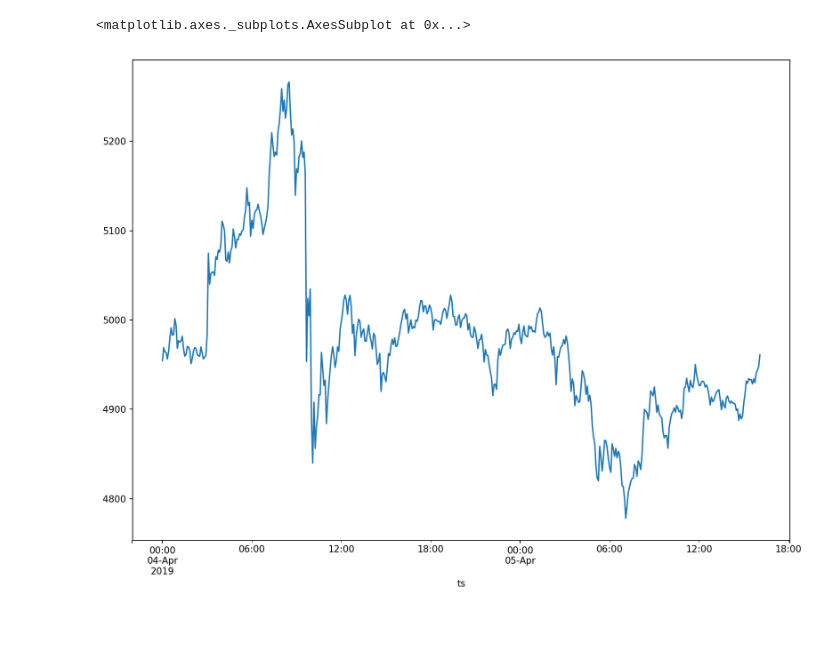
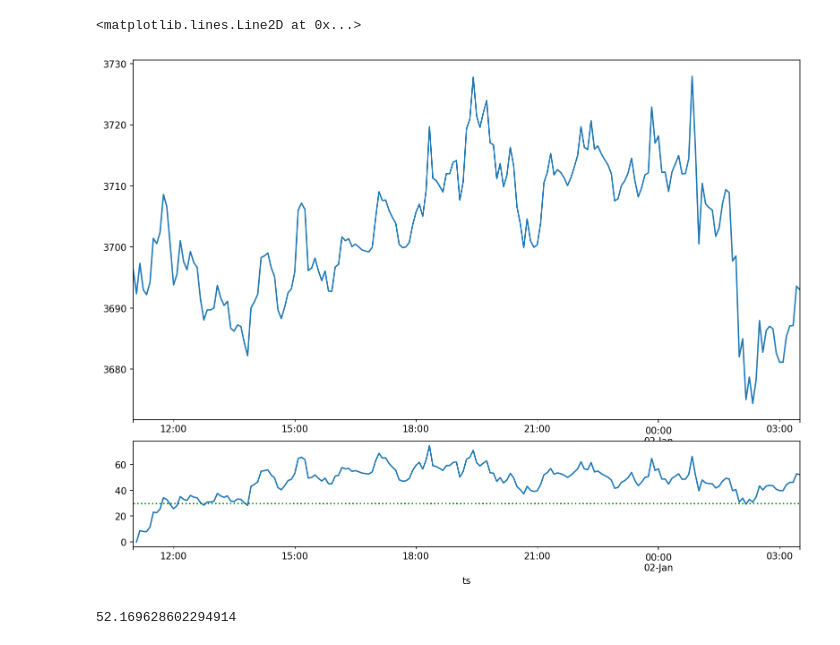
Before and after one commit to akucherov/py-trader, a Jupyter notebook: Offline test.ipynb, the cells around one changed output. Saved outputs shown, nothing was run; the diff lists cells and outputs as text; code cells hidden in the pictures.

Commit message:
Tests with RSI and cum max

```diff
--- a/Offline test.ipynb
+++ b/Offline test.ipynb
@@ -6,14 +6,20 @@ from AltBaseStrategy import BaseStrategy as Strategy
 # %%
 strategy = Strategy()
-trader = OfflineTestTrader("./data/2019-1-1-BTCUSDT-5m.csv", strategy, 1000, 100)
-strategy.buyTS = pd.Timestamp('2019-04-04')
+trader = OfflineTestTrader("./data/2019-1-1-BTCUSDT-5m.csv", strategy, 1000, 100, range=range(200))
+#strategy.buyTS = pd.Timestamp('2019-04-01')
 # %%
 trader.run()
 # %%
-plt.figure(figsize=(12.8, 9.6), dpi=150)
-
-
+fig = plt.figure(figsize=(12.8, 9.6), dpi=150)
+ax1 = fig.add_subplot(4,1,(1,3))
 strategy.df["close"].plot()
+ax2 = fig.add_subplot(414)
+strategy.df["RSI14"].plot()
+plt.axhline(y=30, color='g', linestyle=':')
 # %% [output]
-<matplotlib.axes._subplots.AxesSubplot at 0x...>
+<matplotlib.lines.Line2D at 0x...>
-[figure, old version]
+[figure, new version]
+# %%
+strategy.df.iloc[-1]['RSI14']
+# %% [output]
+52.169628602294914
```
Also changed, not shown: parts of 1 cell of this notebook, 4 other files.
